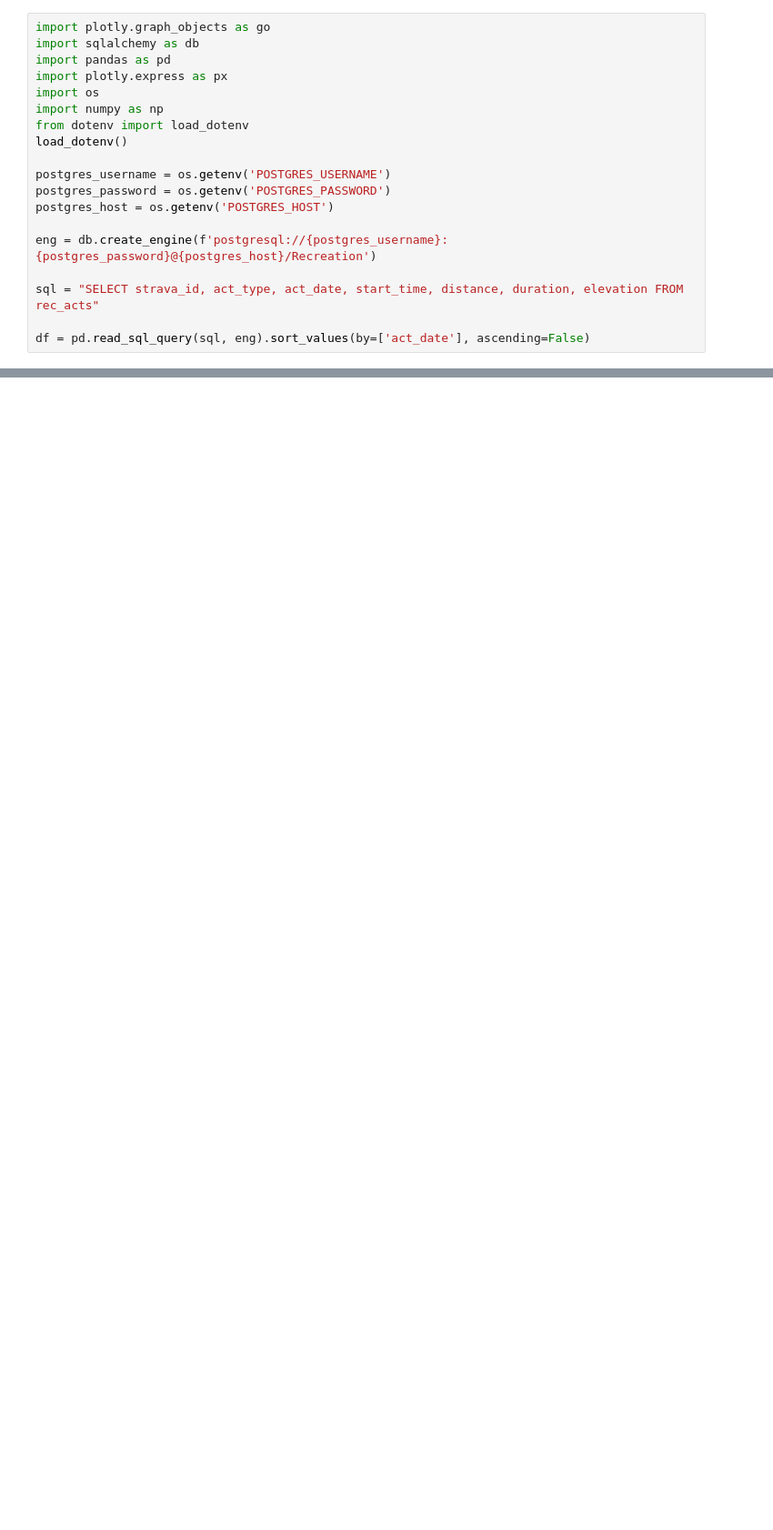
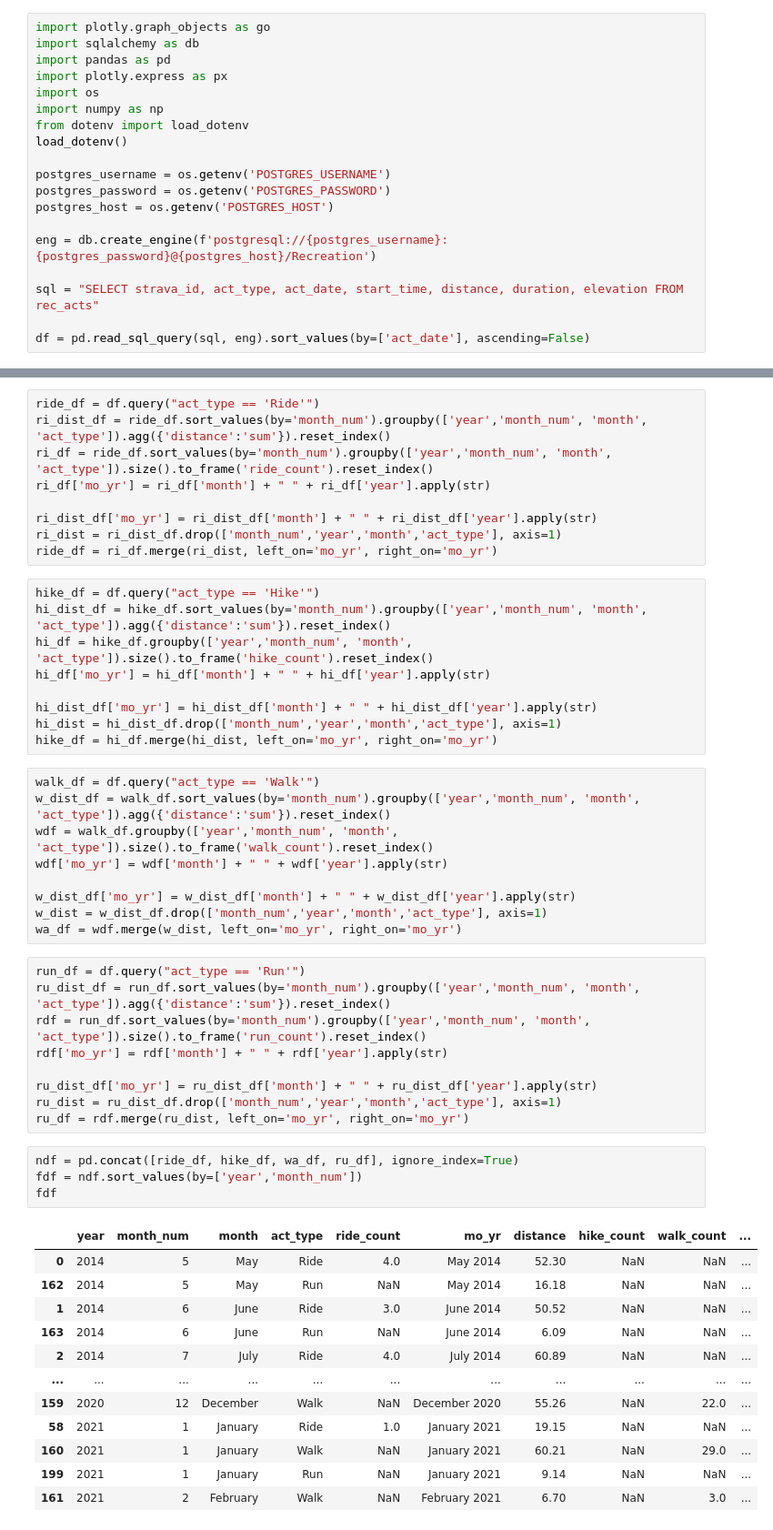
Before and after one commit to delynko/strava-postgis, a Jupyter notebook: strava-pandas.ipynb, the cells around one changed output, grey strips where cells are left out. Shown at 91% size. Drawn from its saved outputs; the diff is of its cells as text; blank space fills up the shorter version.

```diff
--- a/strava-pandas.ipynb
+++ b/strava-pandas.ipynb
@@ -128,0 +111,53 @@ fig.show()
+# %%
+ride_df = df.query("act_type == 'Ride'")
+ri_dist_df = ride_df.sort_values(by='month_num').groupby(['year','month_num', 'month', 'act_type']).agg({'distance':'sum'}).reset_index()
+ri_df = ride_df.sort_values(by='month_num').groupby(['year','month_num', 'month', 'act_type']).size().to_frame('ride_count').reset_index()
+ri_df['mo_yr'] = ri_df['month'] + " " + ri_df['year'].apply(str)
+
+ri_dist_df['mo_yr'] = ri_dist_df['month'] + " " + ri_dist_df['year'].apply(str)
+ri_dist = ri_dist_df.drop(['month_num','year','month','act_type'], axis=1)
+ride_df = ri_df.merge(ri_dist, left_on='mo_yr', right_on='mo_yr')
+# %%
+hike_df = df.query("act_type == 'Hike'")
+hi_dist_df = hike_df.sort_values(by='month_num').groupby(['year','month_num', 'month', 'act_type']).agg({'distance':'sum'}).reset_index()
+hi_df = hike_df.groupby(['year','month_num', 'month', 'act_type']).size().to_frame('hike_count').reset_index()
+hi_df['mo_yr'] = hi_df['month'] + " " + hi_df['year'].apply(str)
+
+hi_dist_df['mo_yr'] = hi_dist_df['month'] + " " + hi_dist_df['year'].apply(str)
+hi_dist = hi_dist_df.drop(['month_num','year','month','act_type'], axis=1)
+hike_df = hi_df.merge(hi_dist, left_on='mo_yr', right_on='mo_yr')
+# %%
+walk_df = df.query("act_type == 'Walk'")
+w_dist_df = walk_df.sort_values(by='month_num').groupby(['year','month_num', 'month', 'act_type']).agg({'distance':'sum'}).reset_index()
+wdf = walk_df.groupby(['year','month_num', 'month', 'act_type']).size().to_frame('walk_count').reset_index()
+wdf['mo_yr'] = wdf['month'] + " " + wdf['year'].apply(str)
+
+w_dist_df['mo_yr'] = w_dist_df['month'] + " " + w_dist_df['year'].apply(str)
+w_dist = w_dist_df.drop(['month_num','year','month','act_type'], axis=1)
+wa_df = wdf.merge(w_dist, left_on='mo_yr', right_on='mo_yr')
+# %%
+run_df = df.query("act_type == 'Run'")
+ru_dist_df = run_df.sort_values(by='month_num').groupby(['year','month_num', 'month', 'act_type']).agg({'distance':'sum'}).reset_index()
+rdf = run_df.sort_values(by='month_num').groupby(['year','month_num', 'month', 'act_type']).size().to_frame('run_count').reset_index()
+rdf['mo_yr'] = rdf['month'] + " " + rdf['year'].apply(str)
+
+ru_dist_df['mo_yr'] = ru_dist_df['month'] + " " + ru_dist_df['year'].apply(str)
+ru_dist = ru_dist_df.drop(['month_num','year','month','act_type'], axis=1)
+ru_df = rdf.merge(ru_dist, left_on='mo_yr', right_on='mo_yr')
+# %%
+ndf = pd.concat([ride_df, hike_df, wa_df, ru_df], ignore_index=True)
+fdf = ndf.sort_values(by=['year','month_num'])
+fdf
+# %% [output]
+|  | year | month_num | month | act_type | ride_count | mo_yr | distance | hike_count | walk_count | ... |
+| 0 | 2014 | 5 | May | Ride | 4.0 | May 2014 | 52.30 | NaN | NaN | ... |
+| 162 | 2014 | 5 | May | Run | NaN | May 2014 | 16.18 | NaN | NaN | ... |
+| 1 | 2014 | 6 | June | Ride | 3.0 | June 2014 | 50.52 | NaN | NaN | ... |
+| 163 | 2014 | 6 | June | Run | NaN | June 2014 | 6.09 | NaN | NaN | ... |
+| 2 | 2014 | 7 | July | Ride | 4.0 | July 2014 | 60.89 | NaN | NaN | ... |
+| ... | ... | ... | ... | ... | ... | ... | ... | ... | ... | ... |
+| 159 | 2020 | 12 | December | Walk | NaN | December 2020 | 55.26 | NaN | 22.0 | ... |
+| 58 | 2021 | 1 | January | Ride | 1.0 | January 2021 | 19.15 | NaN | NaN | ... |
+| 160 | 2021 | 1 | January | Walk | NaN | January 2021 | 60.21 | NaN | 29.0 | ... |
+| 199 | 2021 | 1 | January | Run | NaN | January 2021 | 9.14 | NaN | NaN | ... |
+| 161 | 2021 | 2 | February | Walk | NaN | February 2021 | 6.70 | NaN | 3.0 | ... |
```
Also changed, not shown: parts of 13 cells of this notebook, 2 other files.
